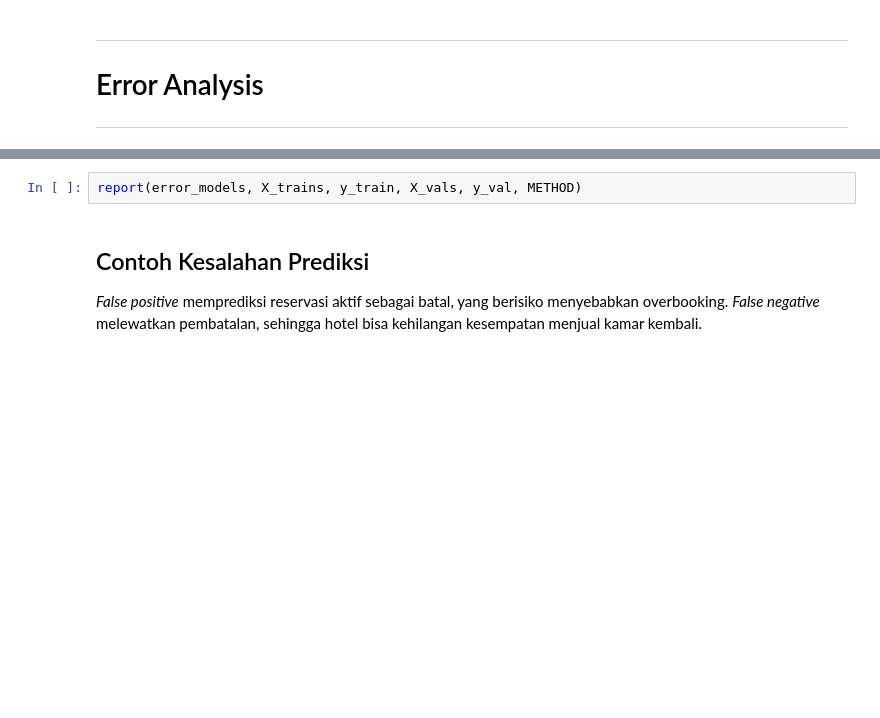
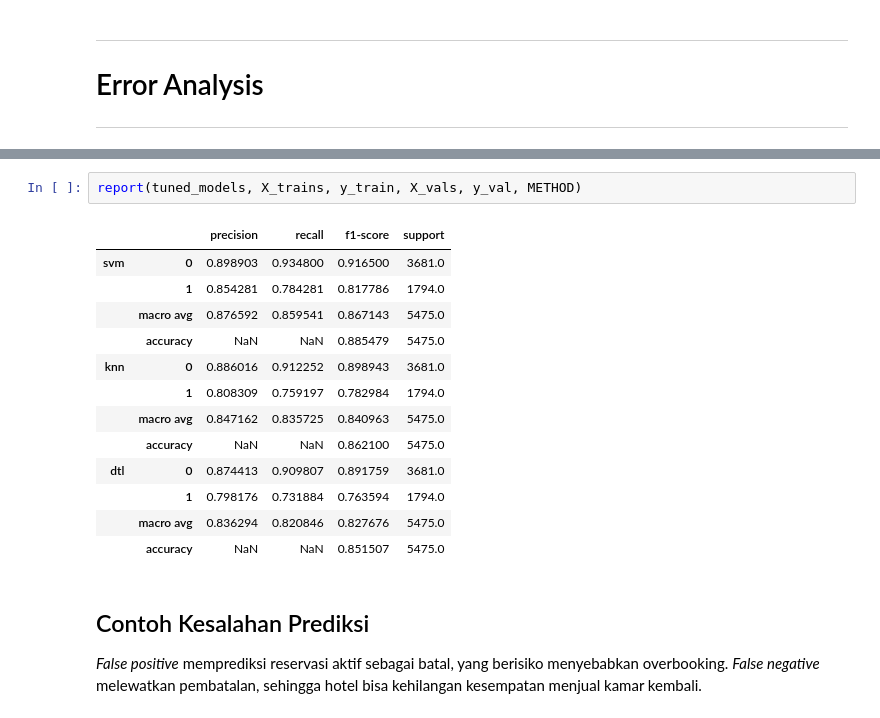
Before and after one commit to jsndwrd/IF3170_G08_Teazzi, a Jupyter notebook: src/main.ipynb, the cells around one changed output, grey strips where cells are left out. Drawn from its saved outputs; the diff is of its cells as text; blank space fills up the shorter version.

```diff
--- a/src/main.ipynb
+++ b/src/main.ipynb
@@ -668,5 +933,19 @@ confusion(error_models, X_trains, y_train, X_vals, y_val, METHOD)
 # %%
-report(error_models, X_trains, y_train, X_vals, y_val, METHOD)
+report(tuned_models, X_trains, y_train, X_vals, y_val, METHOD)
+# %% [output]
+|  |  | precision | recall | f1-score | support |
+| svm | 0 | 0.898903 | 0.934800 | 0.916500 | 3681.0 |
+|  | 1 | 0.854281 | 0.784281 | 0.817786 | 1794.0 |
+|  | macro avg | 0.876592 | 0.859541 | 0.867143 | 5475.0 |
+|  | accuracy | NaN | NaN | 0.885479 | 5475.0 |
+| knn | 0 | 0.886016 | 0.912252 | 0.898943 | 3681.0 |
+|  | 1 | 0.808309 | 0.759197 | 0.782984 | 1794.0 |
+|  | macro avg | 0.847162 | 0.835725 | 0.840963 | 5475.0 |
+|  | accuracy | NaN | NaN | 0.862100 | 5475.0 |
+| dtl | 0 | 0.874413 | 0.909807 | 0.891759 | 3681.0 |
+|  | 1 | 0.798176 | 0.731884 | 0.763594 | 1794.0 |
+|  | macro avg | 0.836294 | 0.820846 | 0.827676 | 5475.0 |
+|  | accuracy | NaN | NaN | 0.851507 | 5475.0 |
 # %% [markdown]
 ## Contoh Kesalahan Prediksi
 
```
Also changed, not shown: parts of 39 cells of this notebook, 6 other files.
